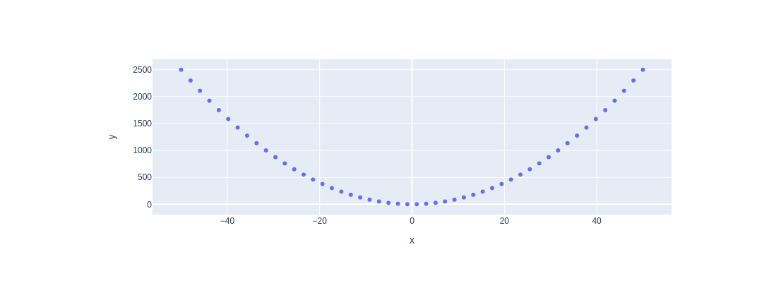
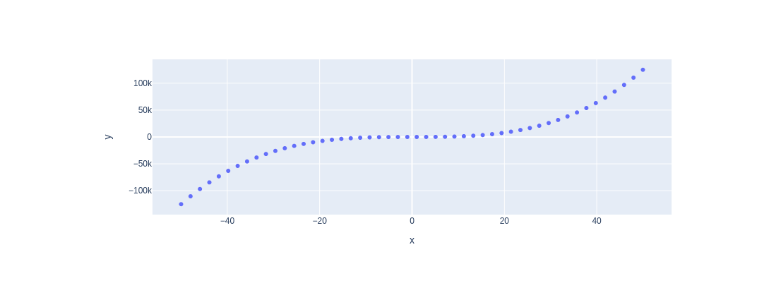
Before and after one commit to nohochmak/my-notebooks-repo, a Jupyter notebook: experimental1.ipynb, the cells around one changed output. Cells and saved outputs as stored; diff of their text form; code cells hidden in the pictures.

```diff
--- a/experimental1.ipynb
+++ b/experimental1.ipynb
@@ -6,7 +6,7 @@ import plotly.express as px
 x = np.linspace(start=-50, stop=50)
 
 # y-axis data points
-y = x ** 2
+y = x ** 3
 
 # define the plot
 fig = px.scatter(x=x, y=y)
@@ -17 +16 @@ fig.show()
-[figure, old version]
+[figure, new version]
```
Also changed, not shown: parts of 1 cell of this notebook.
